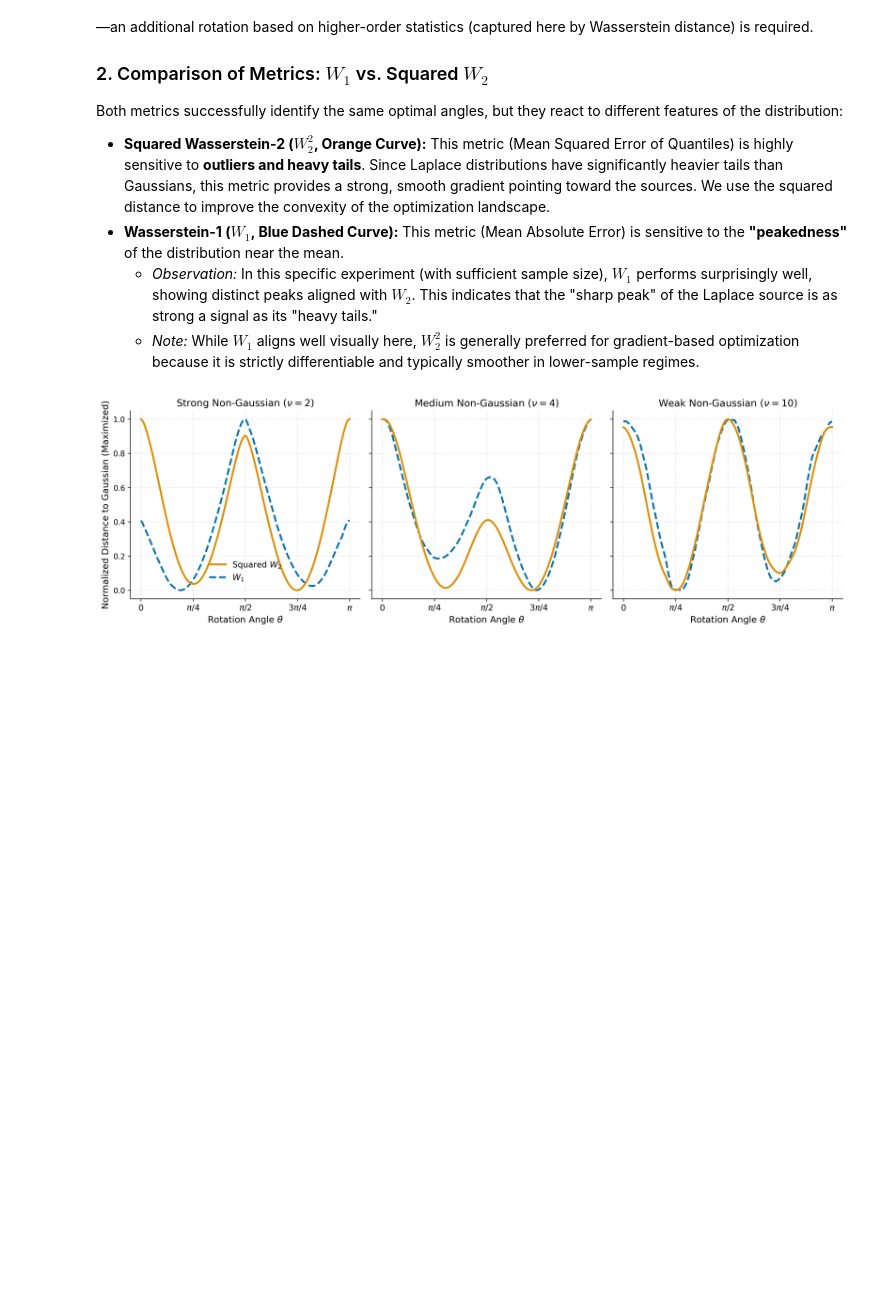
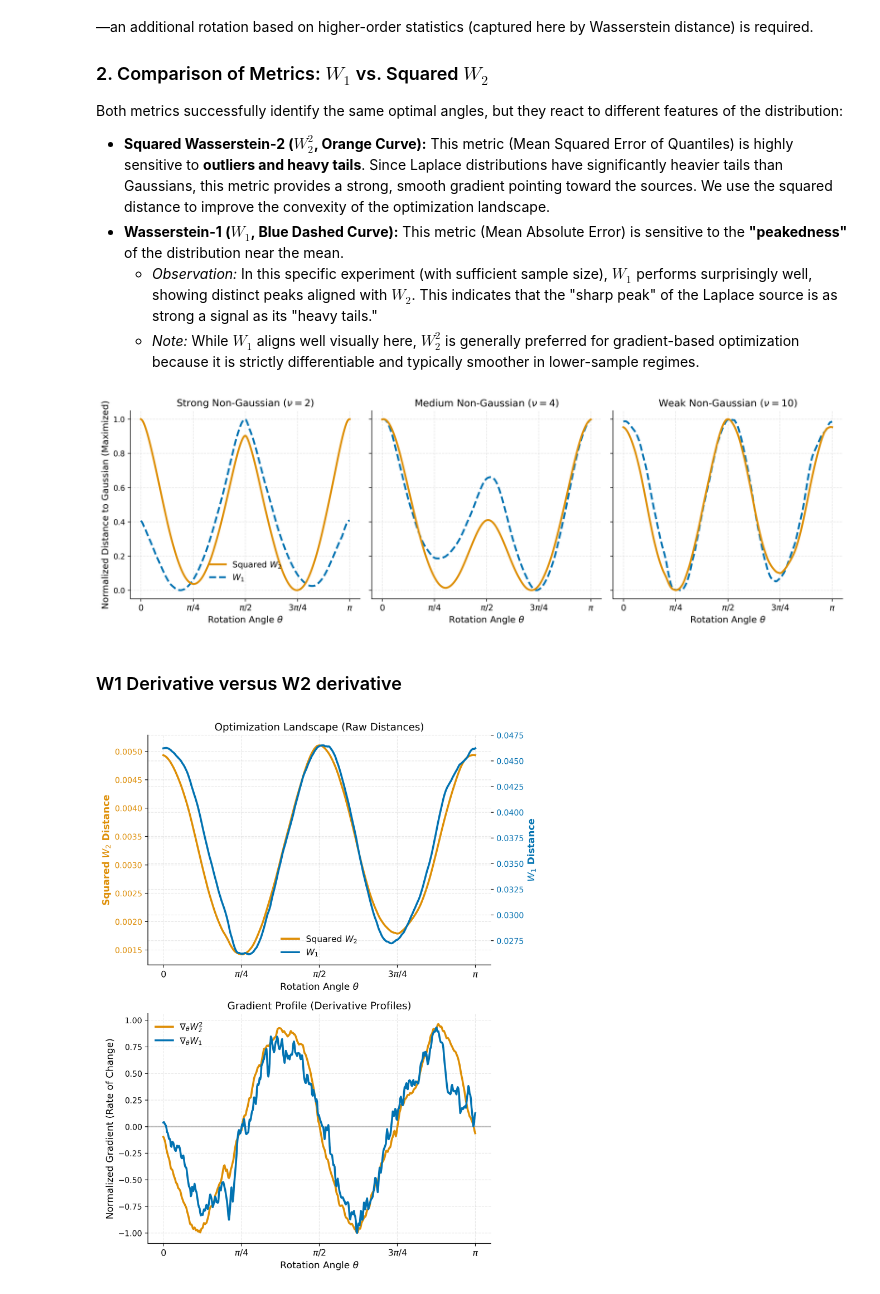
Before and after one commit to ashutoshjha3103/ot_in_linear_ica, a Jupyter notebook: exp/sim_single_ic_continous_student_t.ipynb, the cells around one changed output. Cells and saved outputs as stored; diff of their text form; code cells hidden in the pictures; blank space fills up the shorter version.

```diff
--- a/exp/sim_single_ic_continous_student_t.ipynb
+++ b/exp/sim_single_ic_continous_student_t.ipynb
@@ -361,3 +361,77 @@ plt.tight_layout()
 plt.show()
 # %% [output]
 [figure]
+# %% [markdown]
+### W1 Derivative versus W2 derivative
+# %%
+import numpy as np
+import matplotlib.pyplot as plt
+import torch
+
+# 1. Generate a dense grid for accurate numerical derivatives
+n_grid_dense = 500
+thetas_dense = torch.linspace(0, np.pi, steps=n_grid_dense, device=ica.X_white.device)
+ws_dense = torch.stack([torch.cos(thetas_dense), torch.sin(thetas_dense)], dim=1)
+
+w1_raw = []
+w2_sq_raw = []
+
+# Calculate distances across the dense grid
+for w in ws_dense:
+    w_norm = w / torch.norm(w)
+    w1_raw.append(ica.wasserstein1_distance(w_norm).item())
+    w2_sq_raw.append(ica.wasserstein2_distance(w_norm).item())
+
+w1_raw = np.array(w1_raw)
+w2_sq_raw = np.array(w2_sq_raw)
+thetas_np = thetas_dense.cpu().numpy()
+
+# 2. Calculate Numerical Gradients (Derivatives w.r.t rotation angle theta)
+grad_w1 = np.gradient(w1_raw, thetas_np)
+grad_w2 = np.gradient(w2_sq_raw, thetas_np)
+
+# Normalize gradients by their max absolute value to compare their *shapes* on a [-1, 1] scale
+grad_w1_norm = grad_w1 / np.max(np.abs(grad_w1))
+grad_w2_norm = grad_w2 / np.max(np.abs(grad_w2))
+
+# 3. Create the 2x1 Plot
+fig, (ax1, ax2) = plt.subplots(2, 1, figsize=(8, 10))
+
+# --- Panel 1: The Raw Objective Landscape ---
+ax1.plot(thetas_np, w2_sq_raw, label='Squared $W_2$', color='#DE8F05', linewidth=2.5, linestyle='-')
+ax1.set_xlabel(r'Rotation Angle $\theta$')
+ax1.set_ylabel('Squared $W_2$ Distance', color='#DE8F05', weight='bold')
+ax1.tick_params(axis='y', labelcolor='#DE8F05')
+ax1.set_xticks([0, np.pi/4, np.pi/2, 3*np.pi/4, np.pi])
+ax1.set_xticklabels(['$0$', r'$\pi/4$', r'$\pi/2$', r'$3\pi/4$', r'$\pi$'])
+ax1.set_title('Optimization Landscape (Raw Distances)')
+
+ax1_twin = ax1.twinx()
+ax1_twin.plot(thetas_np, w1_raw, label='$W_1$', color='#0173B2', linestyle='-', linewidth=2.5)
+ax1_twin.set_ylabel('$W_1$ Distance', color='#0173B2', weight='bold')
+ax1_twin.tick_params(axis='y', labelcolor='#0173B2')
+ax1_twin.spines['top'].set_visible(False)
+
+# FIXED: Combine handles and labels from both axes into a single legend
+lines1, labels1 = ax1.get_legend_handles_labels()
+lines2, labels2 = ax1_twin.get_legend_handles_labels()
+ax1.legend(lines1 + lines2, labels1 + labels2, loc='lower center', ncol=1)
+
+# --- Panel 2: The Gradient Profile ---
+ax2.axhline(0, color='gray', linestyle='-', linewidth=1.5, alpha=0.5) # The Zero line
+
+ax2.plot(thetas_np, grad_w2_norm, label=r'$\nabla_\theta W_2^2$', color='#DE8F05', linewidth=2.5, linestyle='-')
+ax2.plot(thetas_np, grad_w1_norm, label=r'$\nabla_\theta W_1$', color='#0173B2', linestyle='-', linewidth=2.5)
+
+ax2.set_xlabel(r'Rotation Angle $\theta$')
+ax2.set_ylabel('Normalized Gradient (Rate of Change)')
+ax2.set_xticks([0, np.pi/4, np.pi/2, 3*np.pi/4, np.pi])
+ax2.set_xticklabels(['$0$', r'$\pi/4$', r'$\pi/2$', r'$3\pi/4$', r'$\pi$'])
+ax2.set_title('Gradient Profile (Derivative Profiles)')
+ax2.legend(loc='upper left', ncol=1)
+
+plt.tight_layout()
+plt.savefig('w1_vs_w2_derivatives.png', dpi=300, bbox_inches='tight')
+plt.show()
+# %% [output]
+[figure, added]
```
Also changed, not shown: parts of 2 cells of this notebook, 8 other files.
